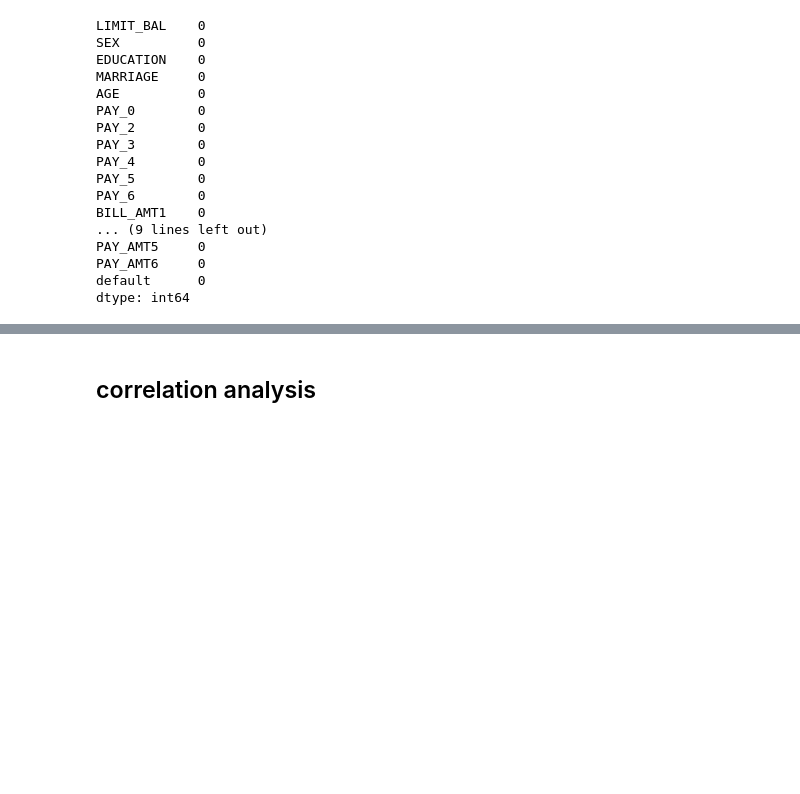
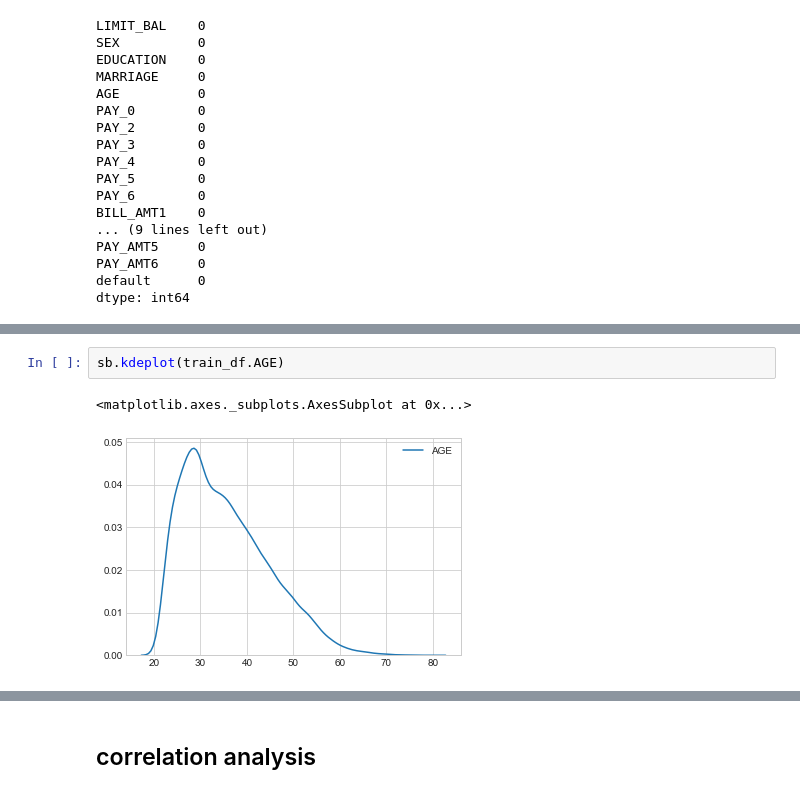
Before and after one commit to pat-123/credit_card_fraud, a Jupyter notebook: notebooks/credit_card.ipynb, the cells around one changed output, grey strips where cells are left out. Drawn from its saved outputs; the diff is of its cells as text; blank space fills up the shorter version.

```diff
--- a/notebooks/credit_card.ipynb
+++ b/notebooks/credit_card.ipynb
@@ -182,0 +202,5 @@ default.payment.next.month 0
+# %%
+sb.kdeplot(train_df.AGE)
+# %% [output]
+<matplotlib.axes._subplots.AxesSubplot at 0x...>
+[figure, added]
```
Also changed, not shown: parts of 154 cells of this notebook, 4 other files.
